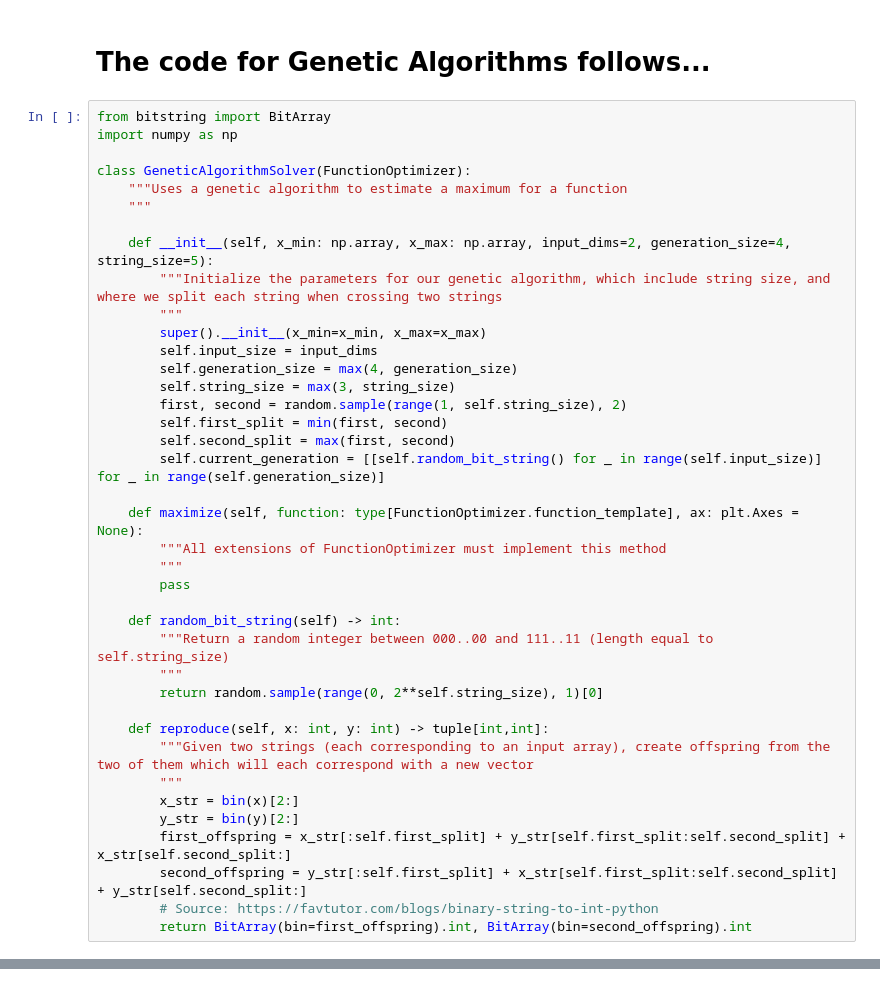
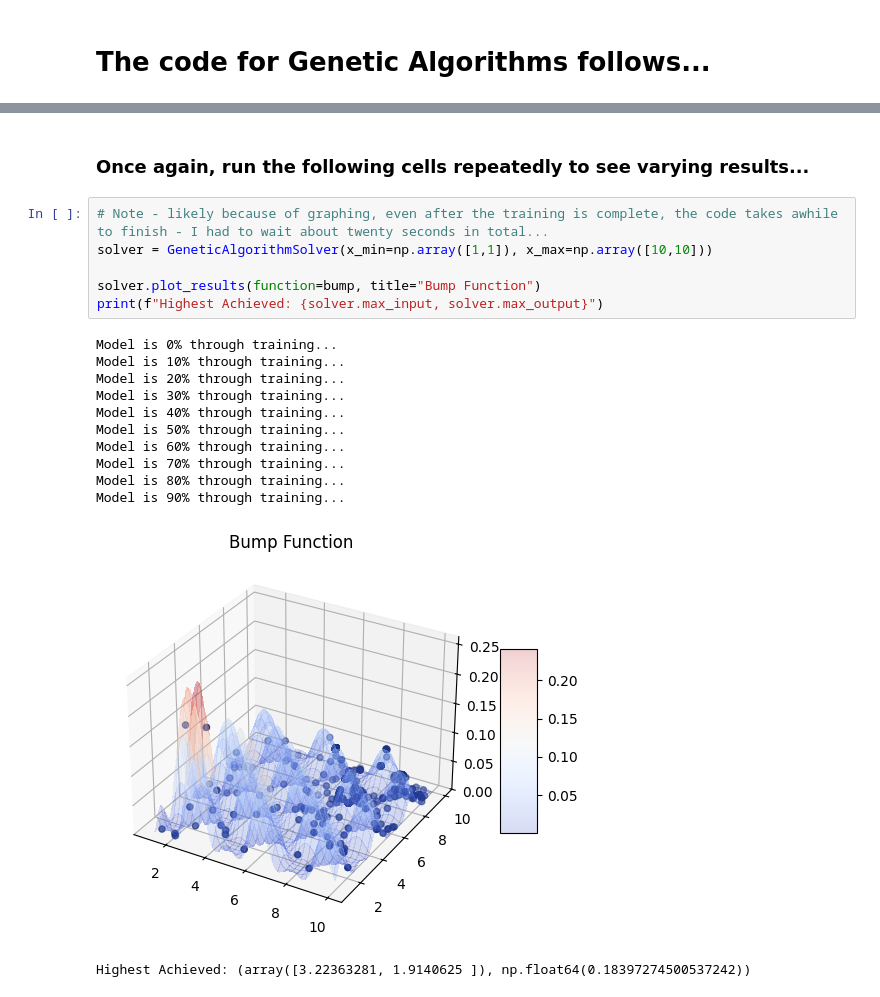
Before and after one commit to Pirate-Hunter-Zoro/Artificial-Intelligence, a Jupyter notebook: KNN and Local Search/local_search.ipynb, the cells around one changed output, grey strips where cells are left out. Cells and saved outputs as stored; diff of their text form.

Commit message:
best shot at genetic algorithm

```diff
--- a/KNN and Local Search/local_search.ipynb
+++ b/KNN and Local Search/local_search.ipynb
@@ -530,41 +531,2 @@ Highest Achieved: (array([-3.79714831, -3.89570568]), np.float64(93.951418428117
 # %% [markdown]
 # The code for Genetic Algorithms follows...
-# %%
-from bitstring import BitArray
-import numpy as np
-
-class GeneticAlgorithmSolver(FunctionOptimizer):
-    """Uses a genetic algorithm to estimate a maximum for a function
-    """
-
-    def __init__(self, x_min: np.array, x_max: np.array, input_dims=2, generation_size=4, string_size=5):
-        """Initialize the parameters for our genetic algorithm, which include string size, and where we split each string when crossing two strings
-        """
-        super().__init__(x_min=x_min, x_max=x_max)
-        self.input_size = input_dims
-        self.generation_size = max(4, generation_size)
-        self.string_size = max(3, string_size)
-        first, second = random.sample(range(1, self.string_size), 2)
-        self.first_split = min(first, second)
-        self.second_split = max(first, second)
-        self.current_generation = [[self.random_bit_string() for _ in range(self.input_size)] for _ in range(self.generation_size)]
-
-    def maximize(self, function: type[FunctionOptimizer.function_template], ax: plt.Axes = None):
-        """All extensions of FunctionOptimizer must implement this method
-        """
-        pass
-
-    def random_bit_string(self) -> int:
-        """Return a random integer between 000..00 and 111..11 (length equal to self.string_size)
-        """
-        return random.sample(range(0, 2**self.string_size), 1)[0]
-
-    def reproduce(self, x: int, y: int) -> tuple[int,int]:
-        """Given two strings (each corresponding to an input array), create offspring from the two of them which will each correspond with a new vector
-        """
-        x_str = bin(x)[2:]
-        y_str = bin(y)[2:]
-        first_offspring = x_str[:self.first_split] + y_str[self.first_split:self.second_split] + x_str[self.second_split:]
-        second_offspring = y_str[:self.first_split] + x_str[self.first_split:self.second_split] + y_str[self.second_split:]
-        # Source: https://favtutor.com/blogs/binary-string-to-int-python
-        return BitArray(bin=first_offspring).int, BitArray(bin=second_offspring).int
@@ -570,0 +687,21 @@ class GeneticAlgorithmSolver(FunctionOptimizer):
+# %% [markdown]
+### Once again, run the following cells repeatedly to see varying results...
+# %%
+# Note - likely because of graphing, even after the training is complete, the code takes awhile to finish - I had to wait about twenty seconds in total...
+solver = GeneticAlgorithmSolver(x_min=np.array([1,1]), x_max=np.array([10,10]))
+
+solver.plot_results(function=bump, title="Bump Function")
+print(f"Highest Achieved: {solver.max_input, solver.max_output}")
+# %% [output]
+Model is 0% through training...
+Model is 10% through training...
+Model is 20% through training...
+Model is 30% through training...
+Model is 40% through training...
+Model is 50% through training...
+Model is 60% through training...
+Model is 70% through training...
+Model is 80% through training...
+Model is 90% through training...
+[figure, added]
+Highest Achieved: (array([3.22363281, 1.9140625 ]), np.float64(0.18397274500537242))
```
Also changed, not shown: parts of 6 cells of this notebook, 1 other file.
